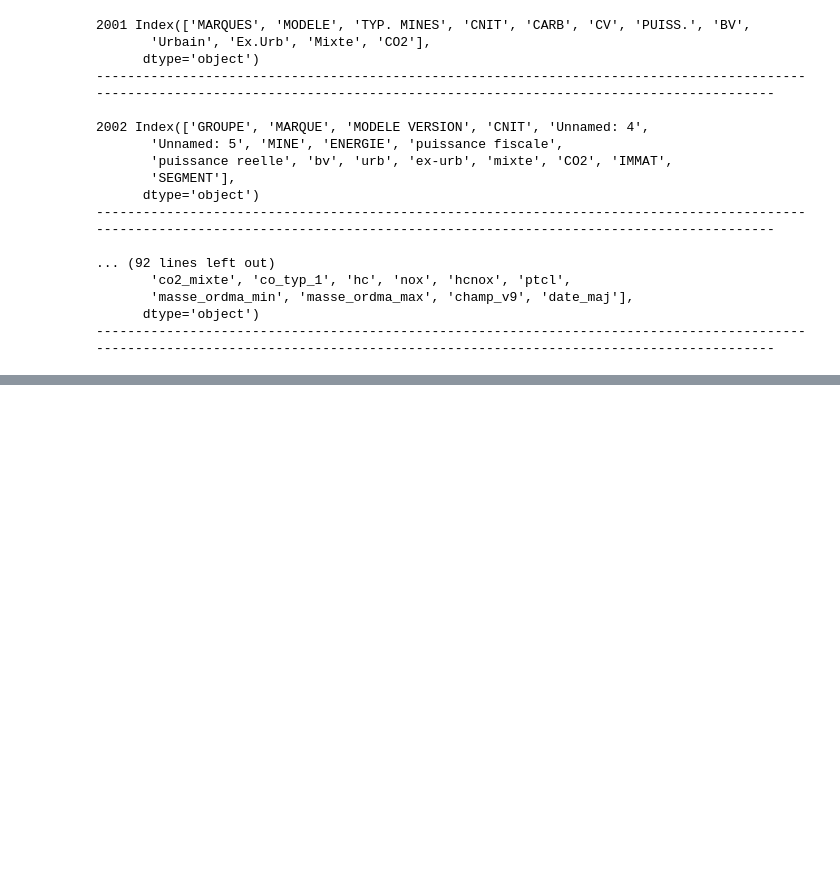
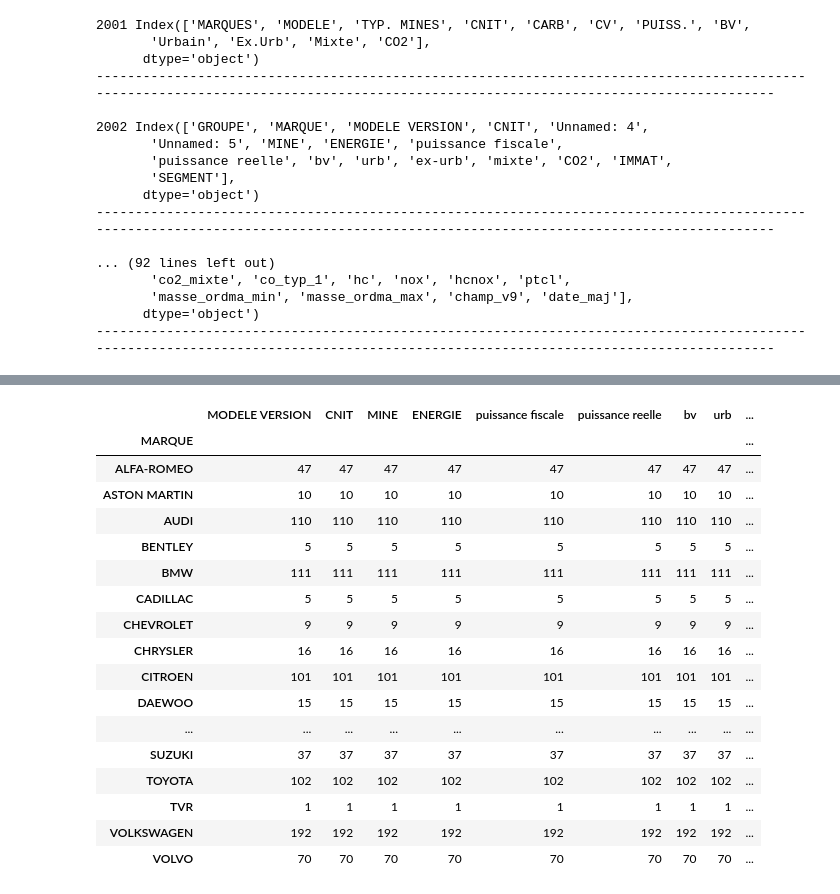
Before and after one commit to DamsRock/carlab-2001-2015, a Jupyter notebook: codecarlab.ipynb, the cells around one changed output, grey strips where cells are left out. Cells and saved outputs as stored; diff of their text form; code cells hidden in the pictures; blank space fills up the shorter version.

```diff
--- a/codecarlab.ipynb
+++ b/codecarlab.ipynb
@@ -171,0 +243,22 @@ max      25.000000   570.000000
+# %%
+modele_marque = modele_sans_group.groupby(['MARQUE']).count()
+modele_marque
+# %% [output]
+|  | MODELE VERSION | CNIT | MINE | ENERGIE | puissance fiscale | puissance reelle | bv | urb | ... |
+| MARQUE |  |  |  |  |  |  |  |  | ... |
+| ALFA-ROMEO | 47 | 47 | 47 | 47 | 47 | 47 | 47 | 47 | ... |
+| ASTON MARTIN | 10 | 10 | 10 | 10 | 10 | 10 | 10 | 10 | ... |
+| AUDI | 110 | 110 | 110 | 110 | 110 | 110 | 110 | 110 | ... |
+| BENTLEY | 5 | 5 | 5 | 5 | 5 | 5 | 5 | 5 | ... |
+| BMW | 111 | 111 | 111 | 111 | 111 | 111 | 111 | 111 | ... |
+| CADILLAC | 5 | 5 | 5 | 5 | 5 | 5 | 5 | 5 | ... |
+| CHEVROLET | 9 | 9 | 9 | 9 | 9 | 9 | 9 | 9 | ... |
+| CHRYSLER | 16 | 16 | 16 | 16 | 16 | 16 | 16 | 16 | ... |
+| CITROEN | 101 | 101 | 101 | 101 | 101 | 101 | 101 | 101 | ... |
+| DAEWOO | 15 | 15 | 15 | 15 | 15 | 15 | 15 | 15 | ... |
+| ... | ... | ... | ... | ... | ... | ... | ... | ... | ... |
+| SUZUKI | 37 | 37 | 37 | 37 | 37 | 37 | 37 | 37 | ... |
+| TOYOTA | 102 | 102 | 102 | 102 | 102 | 102 | 102 | 102 | ... |
+| TVR | 1 | 1 | 1 | 1 | 1 | 1 | 1 | 1 | ... |
+| VOLKSWAGEN | 192 | 192 | 192 | 192 | 192 | 192 | 192 | 192 | ... |
+| VOLVO | 70 | 70 | 70 | 70 | 70 | 70 | 70 | 70 | ... |
```
Also changed, not shown: parts of 21 cells of this notebook, 1 other file.
